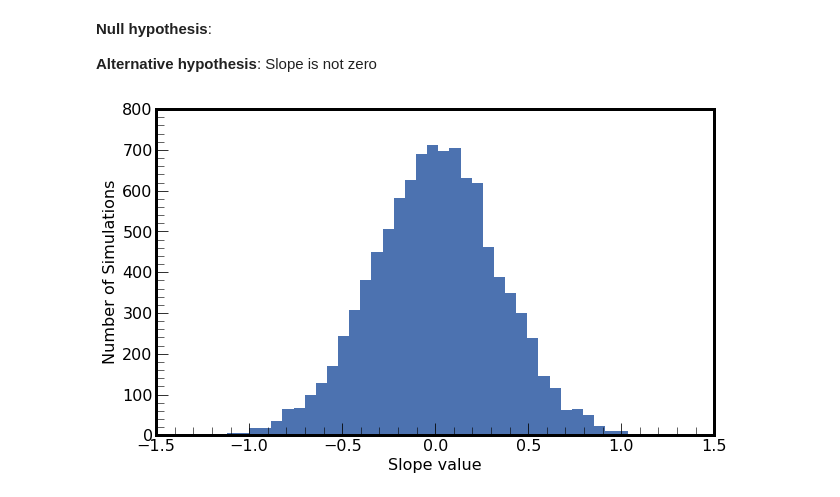
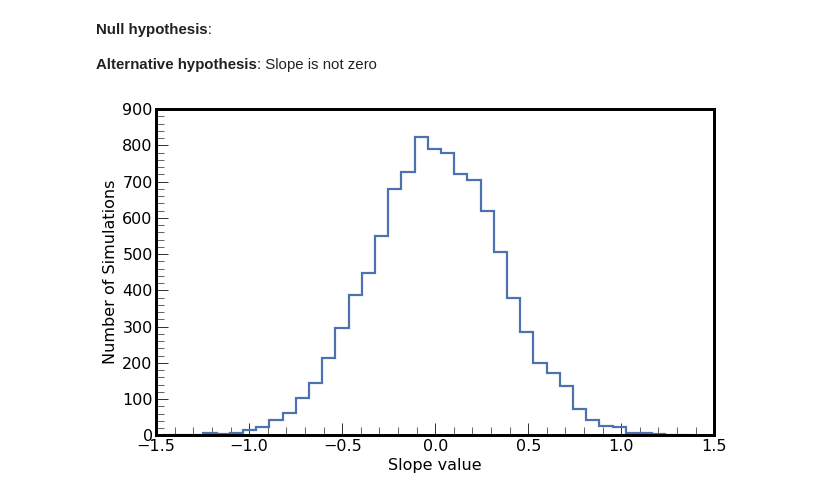
Before and after one commit to FilippenkoGroup/statistics_workshop, a Jupyter notebook: notebook.ipynb, the cells around one changed output. Saved outputs shown, nothing was run; the diff lists cells and outputs as text; code cells hidden in the pictures.

```diff
--- a/notebook.ipynb
+++ b/notebook.ipynb
@@ -154,33 +160,33 @@ Slope is not zero
 # %%
 def calculate_slope(x, y):
     """Returns slope of least squares between x and y."""
-    # This is a fancy analytical solution for least squares regression
+    # This is a fancy analytical solution for (ordinary) least squares
     corr_xy = stats.pearsonr(x, y)[0]
     std_x = np.std(y)
     std_y = np.std(x)
     slope = corr_xy / (std_y / std_x)
     return slope
 
 def simulate_bootstrap(x, y, reps):
     slopes = []
     for i in range(reps):
         # Sample with replacement
         # IMPORTANT: Each sample being is the same size as the original data
         sample_x = np.random.choice(x, len(x))
         sample_y = np.random.choice(y, len(y))
 
         slope = calculate_slope(sample_x, sample_y)
         slopes.append(slope)
 
     return np.array(slopes)
 
 simulated_slopes = simulate_bootstrap(x, y, reps=10000)
 
-plt.hist(simulated_slopes, bins=40)
+plt.hist(simulated_slopes, bins=40, histtype='step')
 plt.xlabel("Slope value")
 plt.ylabel("Number of Simulations");
 # %% [output]
-[figure, old version]
+[figure, new version]
 # %%
 empirical_slope = calculate_slope(x, y)
 pvalue = np.mean(simulated_slopes >= empirical_slope)
```
Also changed, not shown: parts of 28 cells of this notebook.
